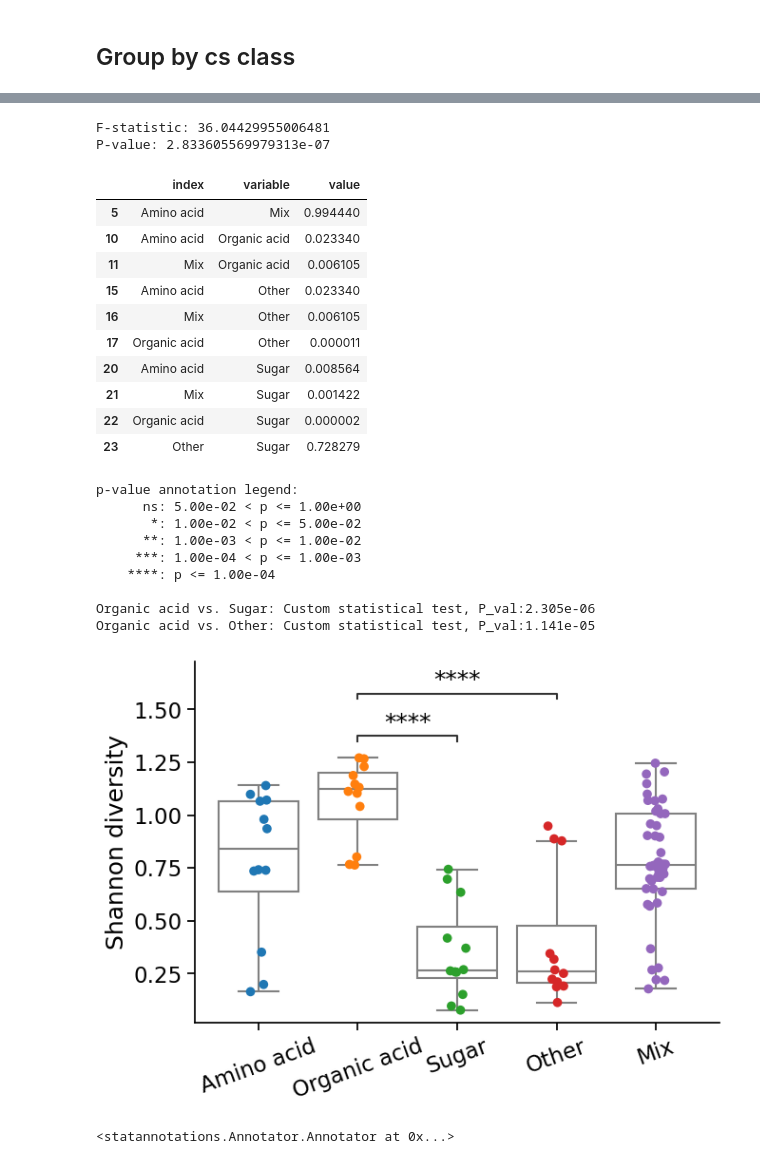
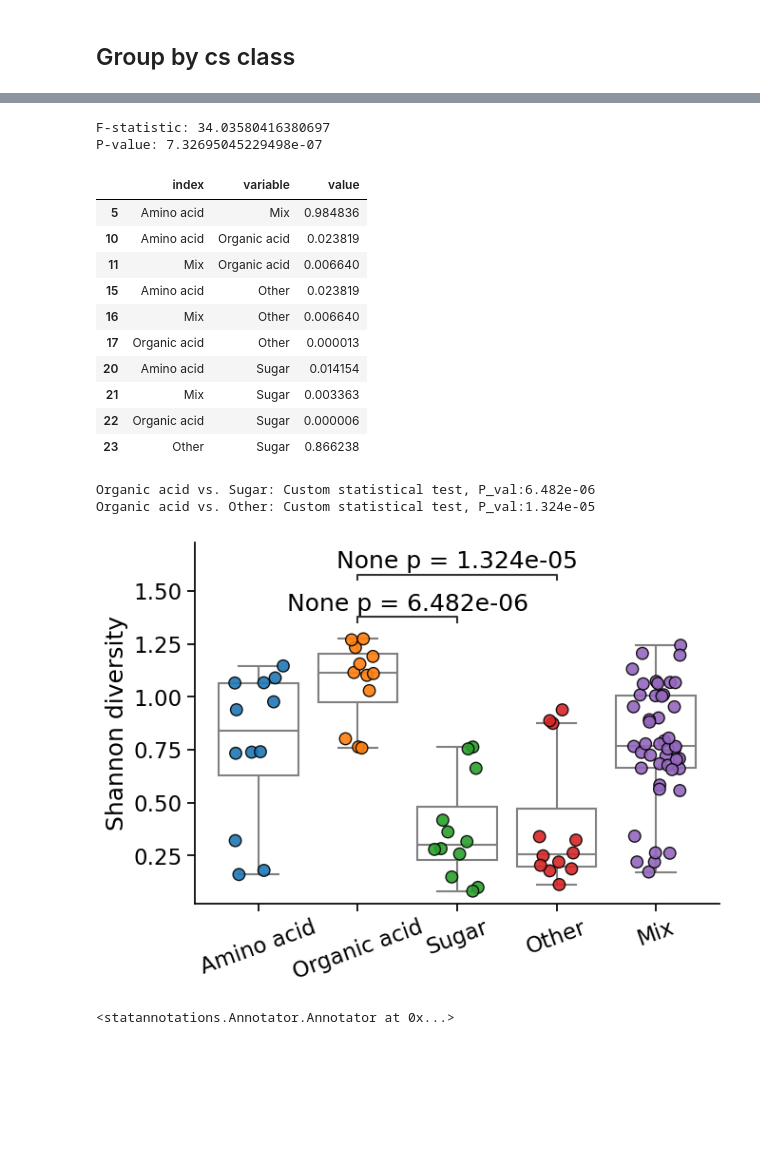
Before and after one commit to sulheim/coexistence, a Jupyter notebook: notebooks/2_assembly_1/2A_analyse_assembly_1.ipynb, the cells around one changed output, grey strips where cells are left out. Cells and saved outputs as stored; diff of their text form; code cells hidden in the pictures; blank space fills up the shorter version.

```diff
--- a/notebooks/2_assembly_1/2A_analyse_assembly_1.ipynb
+++ b/notebooks/2_assembly_1/2A_analyse_assembly_1.ipynb
@@ -82,7 +82,7 @@ for w in wells:
     abundance = {}
     for strain in strains:
         dfws = dfw.loc[dfw.Strain == strain]
-        abundance[strain] = dfws['CFUs/mL'].mean()
+        abundance[strain] = 10**(np.log10(dfws['CFUs/mL']).mean())
     # print(w)
     shannon_dict[w] = shannon(list(abundance.values()))
     simpson_dict[w] = simpson(list(abundance.values()))
@@ -166,8 +166,8 @@ f_stat, p_value = kruskal(*groups)
 print(f"F-statistic: {f_stat}")
 print(f"P-value: {p_value}")
 # %% [output]
-F-statistic: 36.04429955006481
-P-value: 2.833605569979313e-07
+F-statistic: 34.03580416380697
+P-value: 7.32695045229498e-07
 # %%
 shannon_df['CS class'] = shannon_df['CS class'].astype(str)
 # %%
@@ -184,16 +184,16 @@ molten_df = dunn_df.melt(ignore_index=False).reset_index().dropna()
 molten_df
 # %% [output]
 |  | index | variable | value |
-| 5 | Amino acid | Mix | 0.994440 |
-| 10 | Amino acid | Organic acid | 0.023340 |
-| 11 | Mix | Organic acid | 0.006105 |
-| 15 | Amino acid | Other | 0.023340 |
-| 16 | Mix | Other | 0.006105 |
-| 17 | Organic acid | Other | 0.000011 |
-| 20 | Amino acid | Sugar | 0.008564 |
-| 21 | Mix | Sugar | 0.001422 |
-| 22 | Organic acid | Sugar | 0.000002 |
-| 23 | Other | Sugar | 0.728279 |
+| 5 | Amino acid | Mix | 0.984836 |
+| 10 | Amino acid | Organic acid | 0.023819 |
+| 11 | Mix | Organic acid | 0.006640 |
+| 15 | Amino acid | Other | 0.023819 |
+| 16 | Mix | Other | 0.006640 |
+| 17 | Organic acid | Other | 0.000013 |
+| 20 | Amino acid | Sugar | 0.014154 |
+| 21 | Mix | Sugar | 0.003363 |
+| 22 | Organic acid | Sugar | 0.000006 |
+| 23 | Other | Sugar | 0.866238 |
 # %%
 from statannotations.Annotator import Annotator
 # cs_classes = shannon_df.loc[idx, 'CS class'].unique()
@@ -215,45 +215,43 @@ sns.boxplot(shannon_df, x = 'CS class', y = 'Shannon index',
 # for patch in ax.patches:
 #     r, g, b, a = patch.get_facecolor()
 #     patch.set_facecolor((r, g, b, .3))
 
 # Add in points to show each observation
 sns.stripplot(shannon_df, x = 'CS class', y = 'Shannon index',
-              size=7,
+              size=9,
               hue = 'CS class',
+                              jitter = 0.25,
+
               hue_order=cs_classes,
+              edgecolor = 'k',
+              alpha = 0.9,
+              linewidth=1,
             #   color = 'k'
               )
 
 
 pairs = [(i[1]["index"], i[1]["variable"]) for i in molten_df.iterrows()]
 p_values = [i[1]["value"] for i in molten_df.iterrows()]
 
 annotator = Annotator(
     ax, pairs, data=shannon_df, x="csx", y="y", order=cs_classes, #orient="h"
 )
 # plt.ylim(0,2)
-annotator.configure(text_format="star", loc="inside",
+annotator.configure(text_format="full", loc="inside",
     hide_non_significant=True, alpha=0.001)
 annotator.set_pvalues_and_annotate(p_values)
 sns.despine()
 plt.tight_layout()
 ax.set_ylabel('Shannon diversity')
 ax.set_xlabel('')
 # Rotate x-axis labels
 ax.set_xticklabels(ax.get_xticklabels(), rotation=20, ha='center')
 
 plt.savefig(figure_folder / "assembly_1_cs_class_boxplot_kruskal-wallis-posthoc.pdf", bbox_inches='tight')
 # %% [output]
-p-value annotation legend:
-      ns: 5.00e-02 < p <= 1.00e+00
-       *: 1.00e-02 < p <= 5.00e-02
-      **: 1.00e-03 < p <= 1.00e-02
-     ***: 1.00e-04 < p <= 1.00e-03
-    ****: p <= 1.00e-04
-
-Organic acid vs. Sugar: Custom statistical test, P_val:2.305e-06
-Organic acid vs. Other: Custom statistical test, P_val:1.141e-05
+Organic acid vs. Sugar: Custom statistical test, P_val:6.482e-06
+Organic acid vs. Other: Custom statistical test, P_val:1.324e-05
-[figure, old version]
+[figure, new version]
 # %%
 annotator.configure()
 # %% [output]
```
Also changed, not shown: parts of 10 cells of this notebook, 3 other files.
